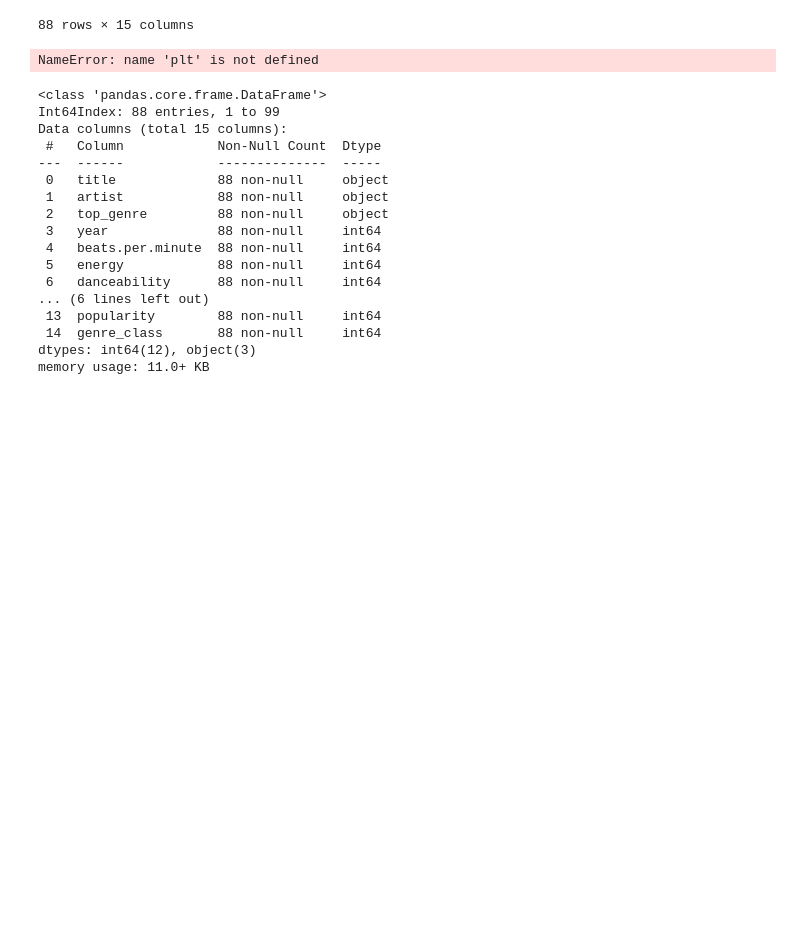
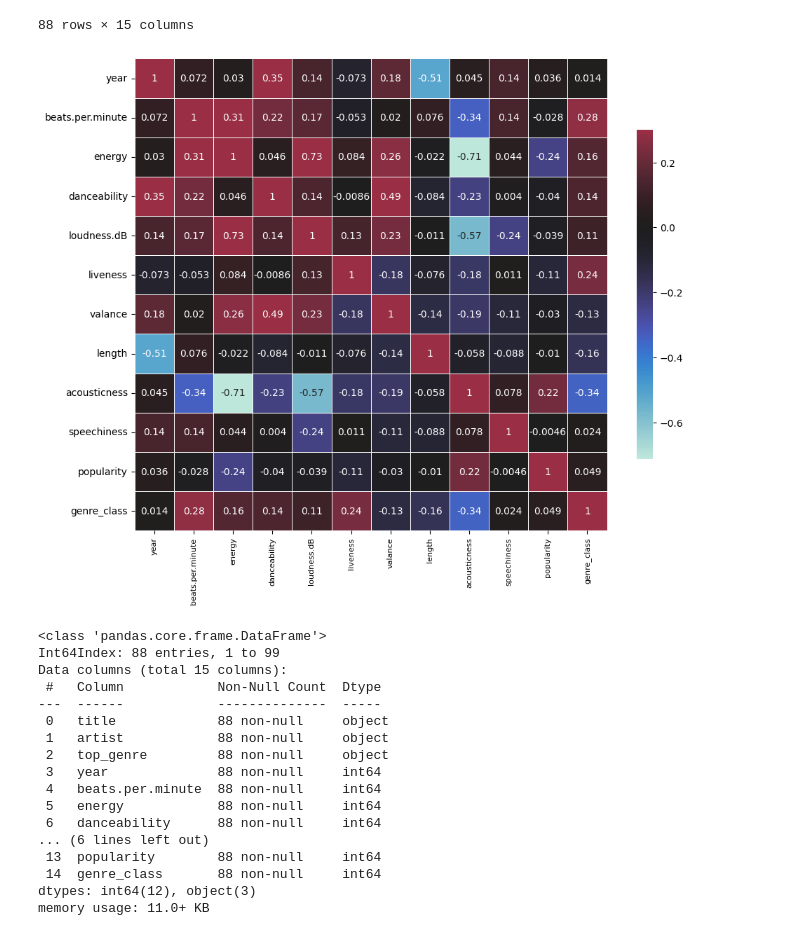
Before and after one commit to Gitroars/BS_FoDS_Project, a Jupyter notebook: Processing_Spotify_Dataset_in_SML.ipynb, the cells around one changed output. Saved outputs shown, nothing was run; the diff lists cells and outputs as text; code cells hidden in the pictures; blank space fills up the shorter version.

```diff
--- a/Processing_Spotify_Dataset_in_SML.ipynb
+++ b/Processing_Spotify_Dataset_in_SML.ipynb
@@ -303,12 +303,12 @@ df2
 88 rows × 15 columns
 # %%
 plt.figure(figsize=(10,10))
-sns.heatmap(df.corr(),vmax=.3, center=0,
+sns.heatmap(df2.corr(),vmax=.3, center=0,
             square=True, linewidths=.5, cbar_kws={"shrink": .5},annot=True)
 plt.tight_layout()
 plt.show()
 # %% [output]
-NameError: name 'plt' is not defined
+[figure, added]
 # %%
 df2.info()
 # %% [output]
```
Also changed, not shown: parts of 33 cells of this notebook, 2 other files.
